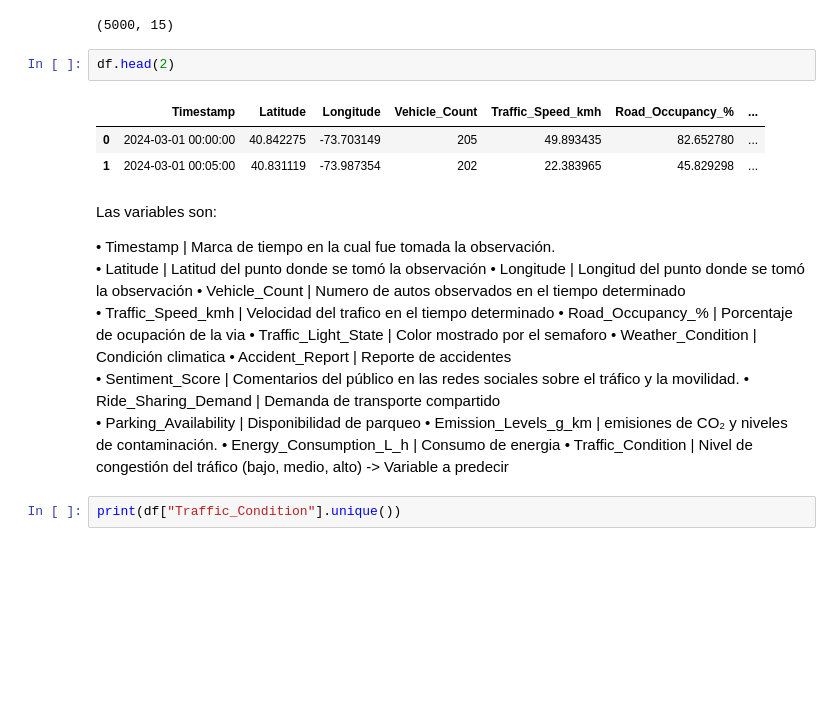
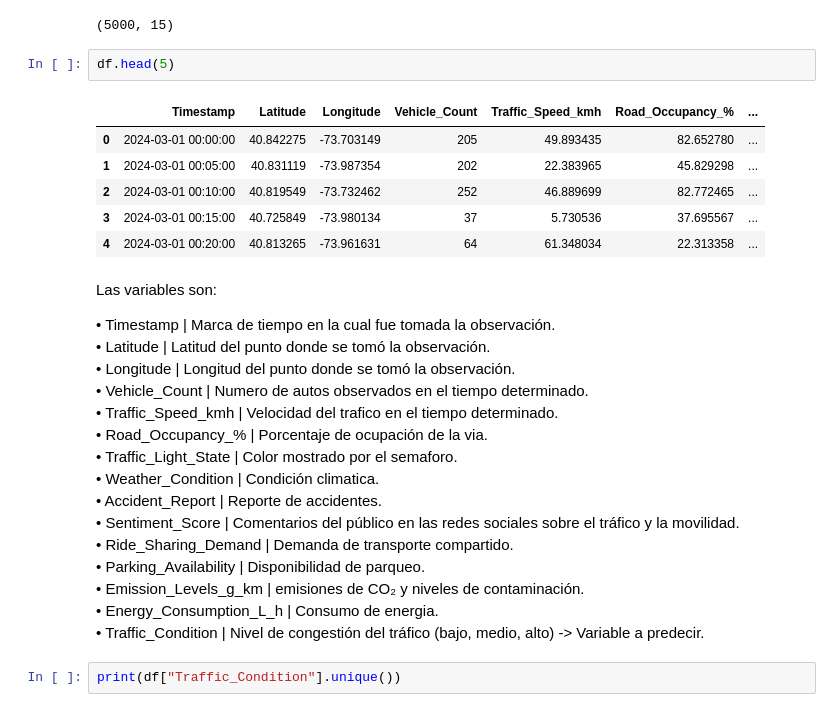
Before and after one commit to dcarolinaleguizamon-collab/Smart_Mobility_Traffic_DCLR, a Jupyter notebook: smart_mobility_analysis.ipynb, the cells around one changed output. Cells and saved outputs as stored; diff of their text form; blank space fills up the shorter version.

```diff
--- a/smart_mobility_analysis.ipynb
+++ b/smart_mobility_analysis.ipynb
@@ -103,29 +103,32 @@ df.shape
 # %% [output]
 (5000, 15)
 # %%
-df.head(2)
+df.head(5)
 # %% [output]
 |  | Timestamp | Latitude | Longitude | Vehicle_Count | Traffic_Speed_kmh | Road_Occupancy_% | ... |
 | 0 | 2024-03-01 00:00:00 | 40.842275 | -73.703149 | 205 | 49.893435 | 82.652780 | ... |
 | 1 | 2024-03-01 00:05:00 | 40.831119 | -73.987354 | 202 | 22.383965 | 45.829298 | ... |
+| 2 | 2024-03-01 00:10:00 | 40.819549 | -73.732462 | 252 | 46.889699 | 82.772465 | ... |
+| 3 | 2024-03-01 00:15:00 | 40.725849 | -73.980134 | 37 | 5.730536 | 37.695567 | ... |
+| 4 | 2024-03-01 00:20:00 | 40.813265 | -73.961631 | 64 | 61.348034 | 22.313358 | ... |
 # %% [markdown]
 Las variables son:
 
 •	Timestamp | Marca de tiempo en la cual fue tomada la observación.
-•	Latitude | Latitud del punto donde se tomó la observación
-•	Longitude | Longitud del punto donde se tomó la observación
-•	Vehicle_Count | Numero de autos observados en el tiempo determinado
-•	Traffic_Speed_kmh | Velocidad del trafico en el tiempo determinado
-•	Road_Occupancy_% | Porcentaje de ocupación de la via
-•	Traffic_Light_State | Color mostrado por el semaforo
-•	Weather_Condition | Condición climatica
-•	Accident_Report | Reporte de accidentes
+•	Latitude | Latitud del punto donde se tomó la observación.
+•	Longitude | Longitud del punto donde se tomó la observación.
+•	Vehicle_Count | Numero de autos observados en el tiempo determinado.
+•	Traffic_Speed_kmh | Velocidad del trafico en el tiempo determinado.
+•	Road_Occupancy_% | Porcentaje de ocupación de la via.
+•	Traffic_Light_State | Color mostrado por el semaforo.
+•	Weather_Condition | Condición climatica.
+•	Accident_Report | Reporte de accidentes.
 •	Sentiment_Score | Comentarios del público en las redes sociales sobre el tráfico y la movilidad.
-•	Ride_Sharing_Demand | Demanda de transporte compartido
-•	Parking_Availability | Disponibilidad de parqueo
+•	Ride_Sharing_Demand | Demanda de transporte compartido.
+•	Parking_Availability | Disponibilidad de parqueo.
 •	Emission_Levels_g_km | emisiones de CO₂ y niveles de contaminación.
-•	Energy_Consumption_L_h | Consumo de energia
-•	Traffic_Condition | Nivel de congestión del tráfico (bajo, medio, alto) -> Variable a predecir
+•	Energy_Consumption_L_h | Consumo de energia.
+•	Traffic_Condition | Nivel de congestión del tráfico (bajo, medio, alto) -> Variable a predecir.
 # %%
 print(df["Traffic_Condition"].unique())
 # %% [output]
```
Also changed, not shown: parts of 6 cells of this notebook.
